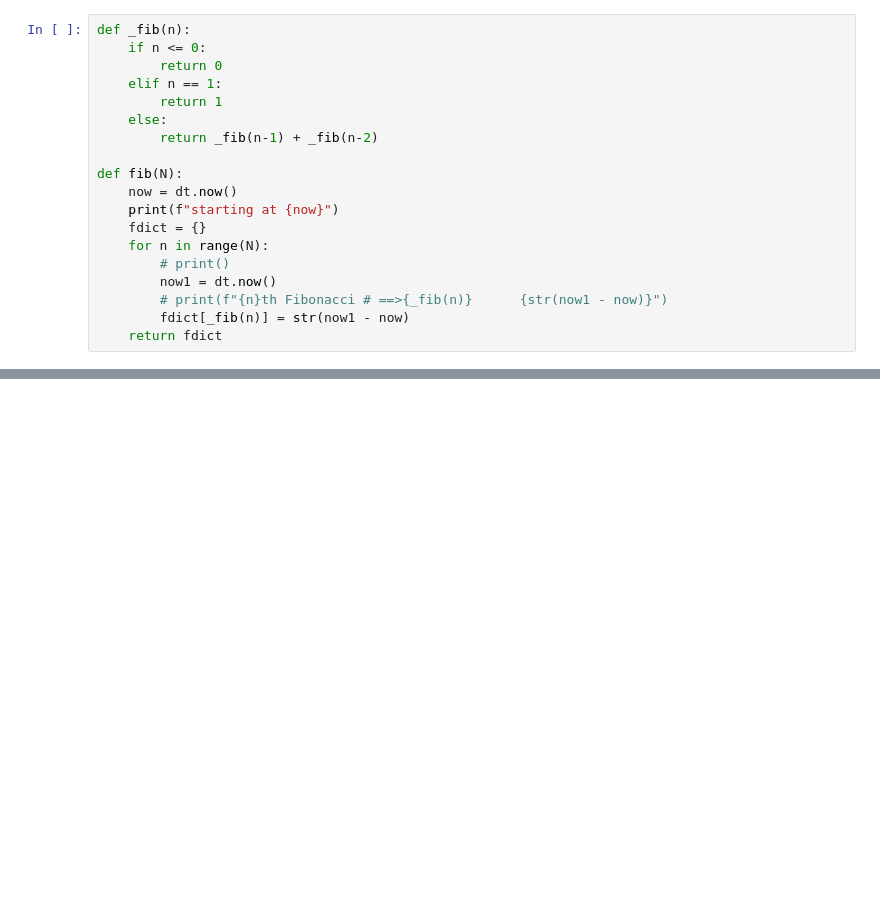
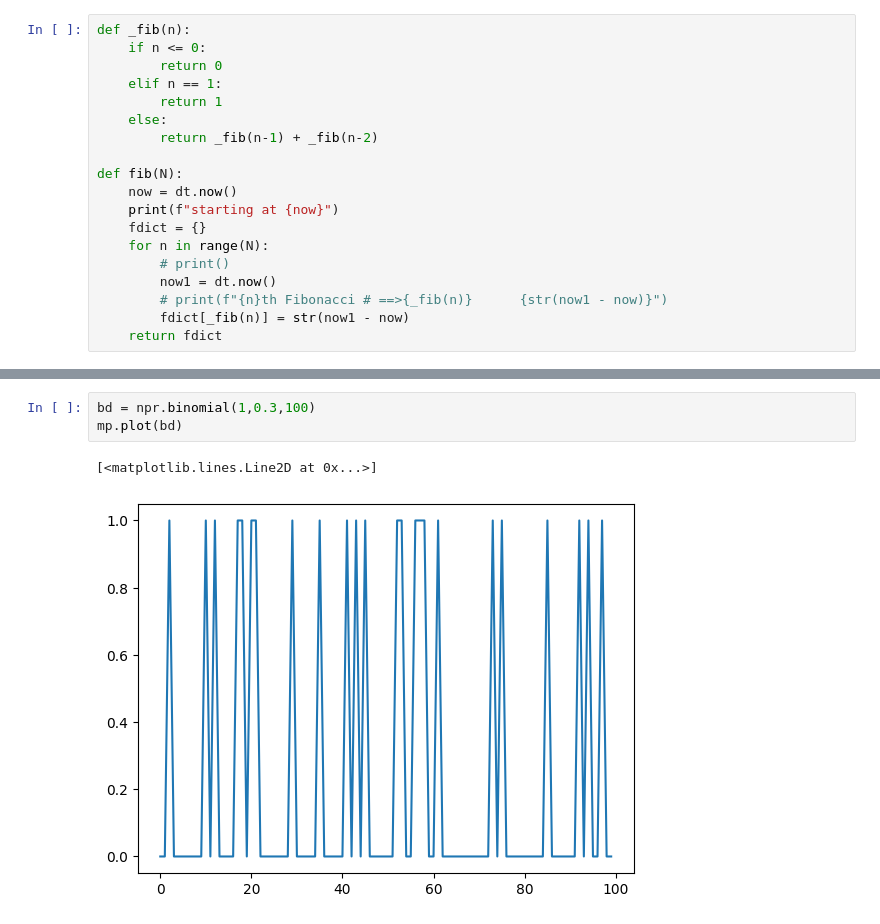
Before and after one commit to AdullaSaiKumar/advPython, a Jupyter notebook: fibonacci.ipynb, the cells around one changed output, grey strips where cells are left out. Drawn from its saved outputs; the diff is of its cells as text; blank space fills up the shorter version.

```diff
--- a/fibonacci.ipynb
+++ b/fibonacci.ipynb
@@ -50,0 +111,6 @@ starting at 2023-01-29 21:15:15.228905
+# %%
+bd = npr.binomial(1,0.3,100)
+mp.plot(bd)
+# %% [output]
+[<matplotlib.lines.Line2D at 0x...>]
+[figure, added]
```
Also changed, not shown: parts of 5 cells of this notebook, 7 other files.
